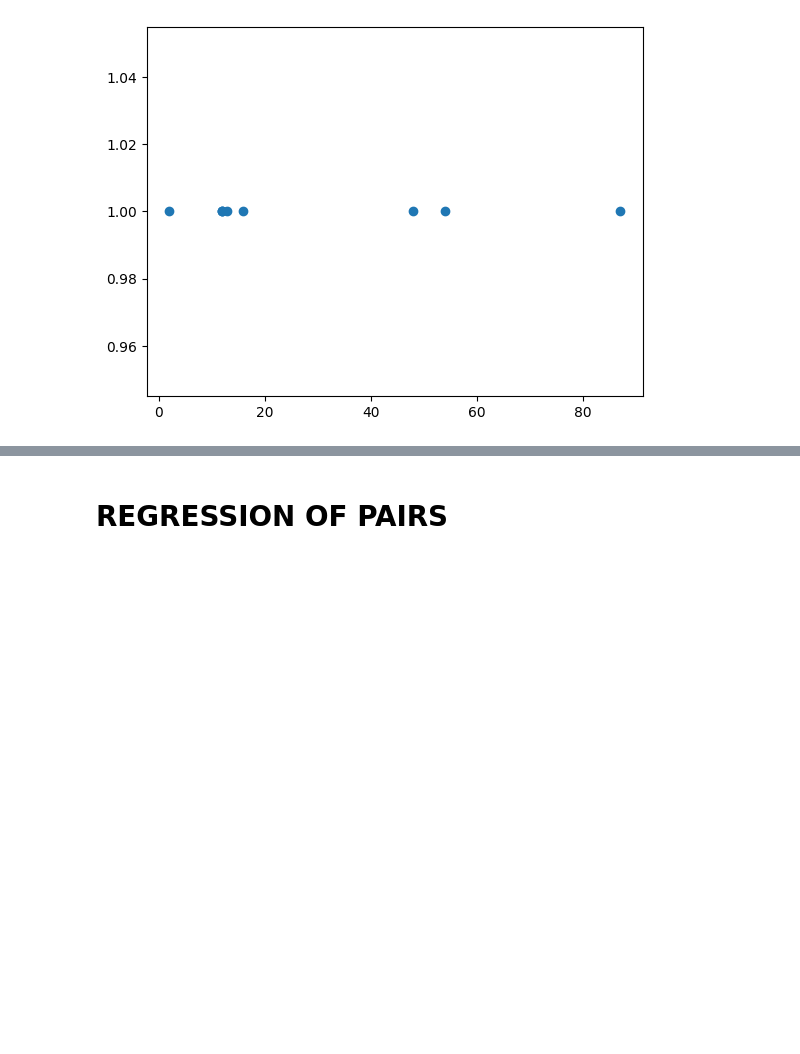
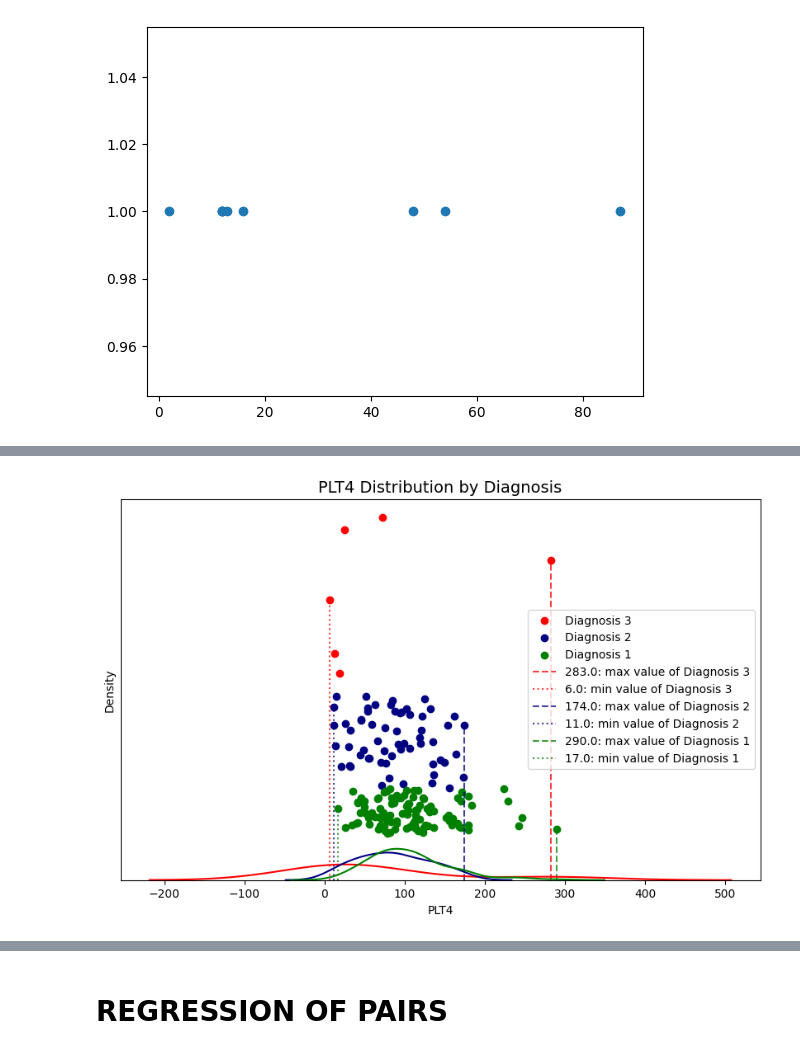
Before and after one commit to khnam-ng/SevereDengueFever, a Jupyter notebook: notebooks/RF_4.ipynb, the cells around one changed output, grey strips where cells are left out. Saved outputs shown, nothing was run; the diff lists cells and outputs as text; code cells hidden in the pictures; blank space fills up the shorter version.

```diff
--- a/notebooks/RF_4.ipynb
+++ b/notebooks/RF_4.ipynb
@@ -181,0 +186,4 @@ distribution_plot(df, 'PLT5')
+# %%
+distribution_plot(df, 'PLT4')
+# %% [output]
+[figure, added]
```
Also changed, not shown: parts of 20 cells of this notebook, 2 other files.
